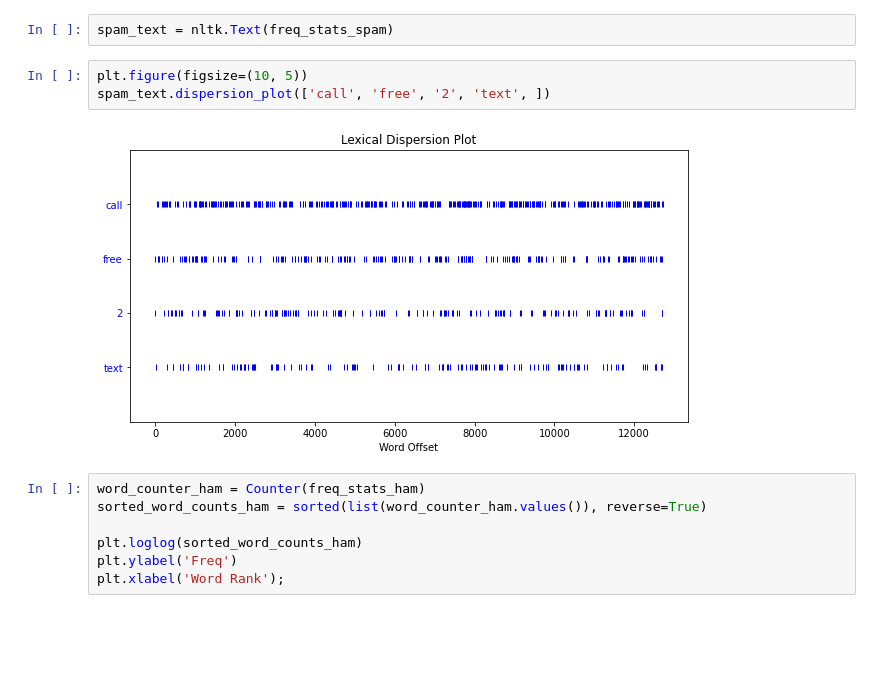
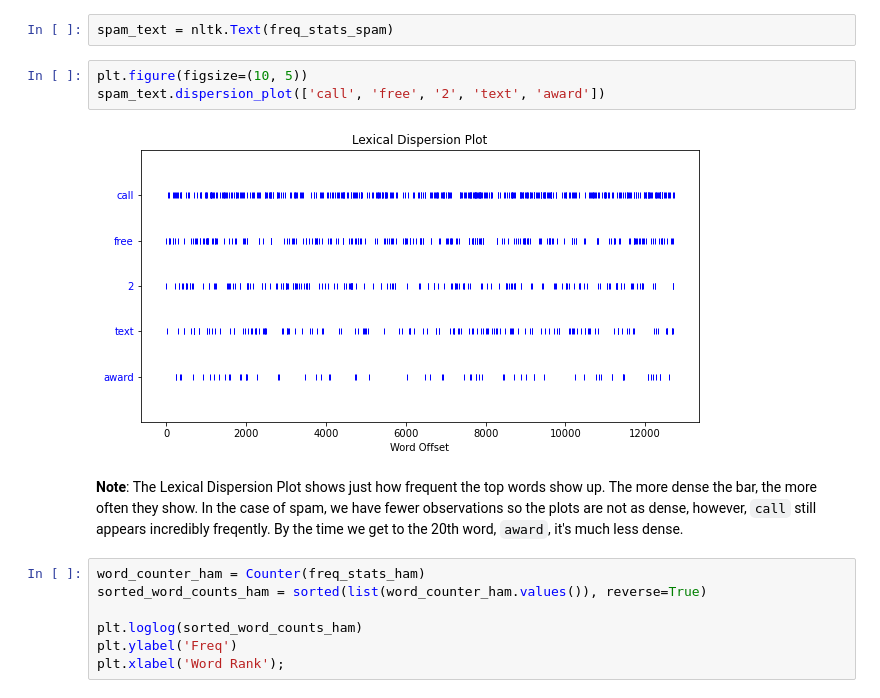
Before and after one commit to broepke/DATA110, a Jupyter notebook: Week 9/DATA110-Week9-broepke.ipynb, the cells around one changed output. Cells and saved outputs as stored; diff of their text form; blank space fills up the shorter version.

```diff
--- a/Week 9/DATA110-Week9-broepke.ipynb
+++ b/Week 9/DATA110-Week9-broepke.ipynb
@@ -291,9 +293,11 @@ plt.show()
 spam_text = nltk.Text(freq_stats_spam)
 # %%
 plt.figure(figsize=(10, 5))
-spam_text.dispersion_plot(['call', 'free', '2', 'text', ])
+spam_text.dispersion_plot(['call', 'free', '2', 'text', 'award'])
 # %% [output]
-[figure, old version]
+[figure, new version]
+# %% [markdown]
+**Note**: The Lexical Dispersion Plot shows just how frequent the top words show up. The more dense the bar, the more often they show. In the case of spam, we have fewer observations so the plots are not as dense, however, `call` still appears incredibly freqently.  By the time we get to the 20th word, `award`, it's much less dense.
 # %%
 word_counter_ham = Counter(freq_stats_ham)
 sorted_word_counts_ham = sorted(list(word_counter_ham.values()), reverse=True)
```
Also changed, not shown: parts of 11 cells of this notebook, 1 other file.
